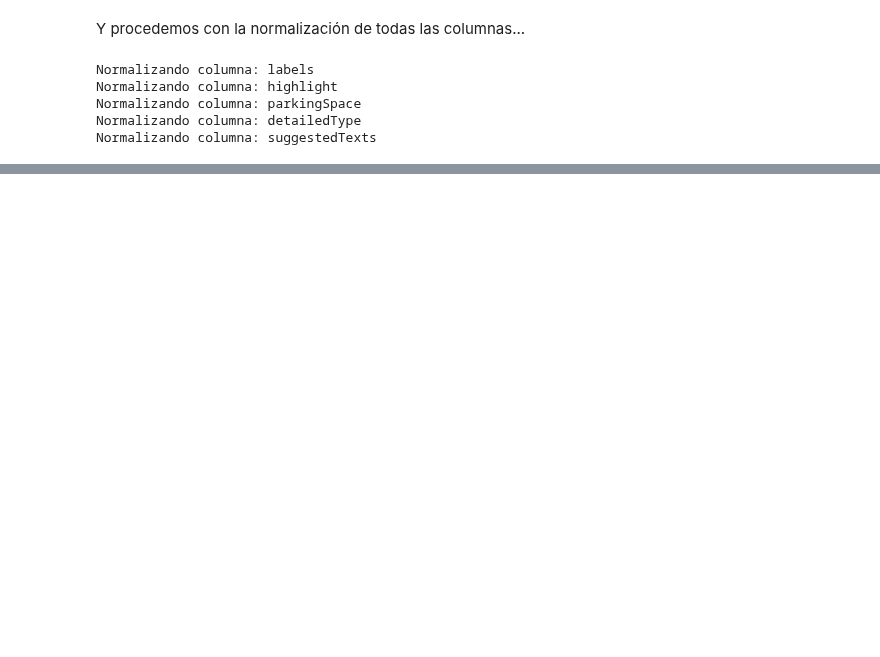
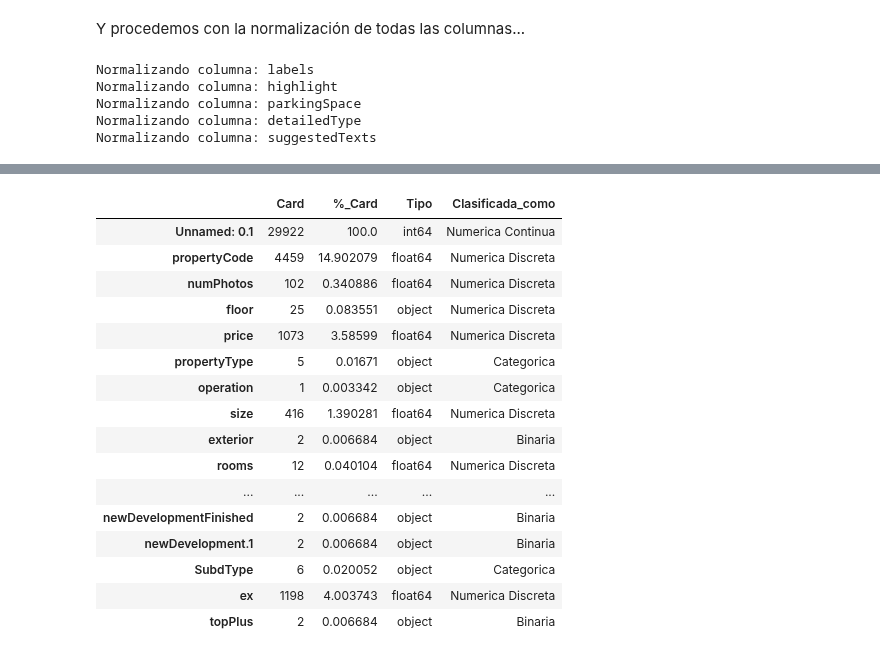
Before and after one commit to asgr29/EDA_Inmuebles_Idealista, a Jupyter notebook: src/notebooks/notebook-eda.ipynb, the cells around one changed output, grey strips where cells are left out. Cells and saved outputs as stored; diff of their text form; code cells hidden in the pictures; blank space fills up the shorter version.

```diff
--- a/src/notebooks/notebook-eda.ipynb
+++ b/src/notebooks/notebook-eda.ipynb
@@ -1445,3 +1445,5 @@ df_raw = pd.read_csv(filepath_or_buffer=f"{base_path}/df_raw")
+# %%
+df_raw = pd.read_csv(f"{base_path}/df_raw.csv", low_memory=False)
 # %%
 basic_dataset_info(df_raw)
 # %% [output]
@@ -1642,0 +1701,4 @@ df_raw.to_csv(f"{base_path}/df_raw_v1.csv", sep=",")
+# %%
+df_tipificacion = pd.DataFrame([df_raw.nunique(), df_raw.nunique()/len(df_raw) * 100, df_raw.dtypes]).T.rename(columns = {0: "Card",\
+                                                                                                                                 1: "%_Card", 2: "Tipo"})
+df_tipificacion
@@ -1642,0 +1723,24 @@ df_raw.to_csv(f"{base_path}/df_raw_v1.csv", sep=",")
+# %%
+df_tipificacion["Clasificada_como"] = "Categorica"
+df_tipificacion.loc[df_tipificacion.Card == 2, "Clasificada_como"] = "Binaria"
+df_tipificacion.loc[df_tipificacion["Card"] > 10, "Clasificada_como"] ="Numerica Discreta"
+df_tipificacion.loc[df_tipificacion["%_Card"] > 30, "Clasificada_como"] = "Numerica Continua"
+df_tipificacion
+# %% [output]
+|  | Card | %_Card | Tipo | Clasificada_como |
+| Unnamed: 0.1 | 29922 | 100.0 | int64 | Numerica Continua |
+| propertyCode | 4459 | 14.902079 | float64 | Numerica Discreta |
+| numPhotos | 102 | 0.340886 | float64 | Numerica Discreta |
+| floor | 25 | 0.083551 | object | Numerica Discreta |
+| price | 1073 | 3.58599 | float64 | Numerica Discreta |
+| propertyType | 5 | 0.01671 | object | Categorica |
+| operation | 1 | 0.003342 | object | Categorica |
+| size | 416 | 1.390281 | float64 | Numerica Discreta |
+| exterior | 2 | 0.006684 | object | Binaria |
+| rooms | 12 | 0.040104 | float64 | Numerica Discreta |
+| ... | ... | ... | ... | ... |
+| newDevelopmentFinished | 2 | 0.006684 | object | Binaria |
+| newDevelopment.1 | 2 | 0.006684 | object | Binaria |
+| SubdType | 6 | 0.020052 | object | Categorica |
+| ex | 1198 | 4.003743 | float64 | Numerica Discreta |
+| topPlus | 2 | 0.006684 | object | Binaria |
```
Also changed, not shown: parts of 49 cells of this notebook, 1 other file.
